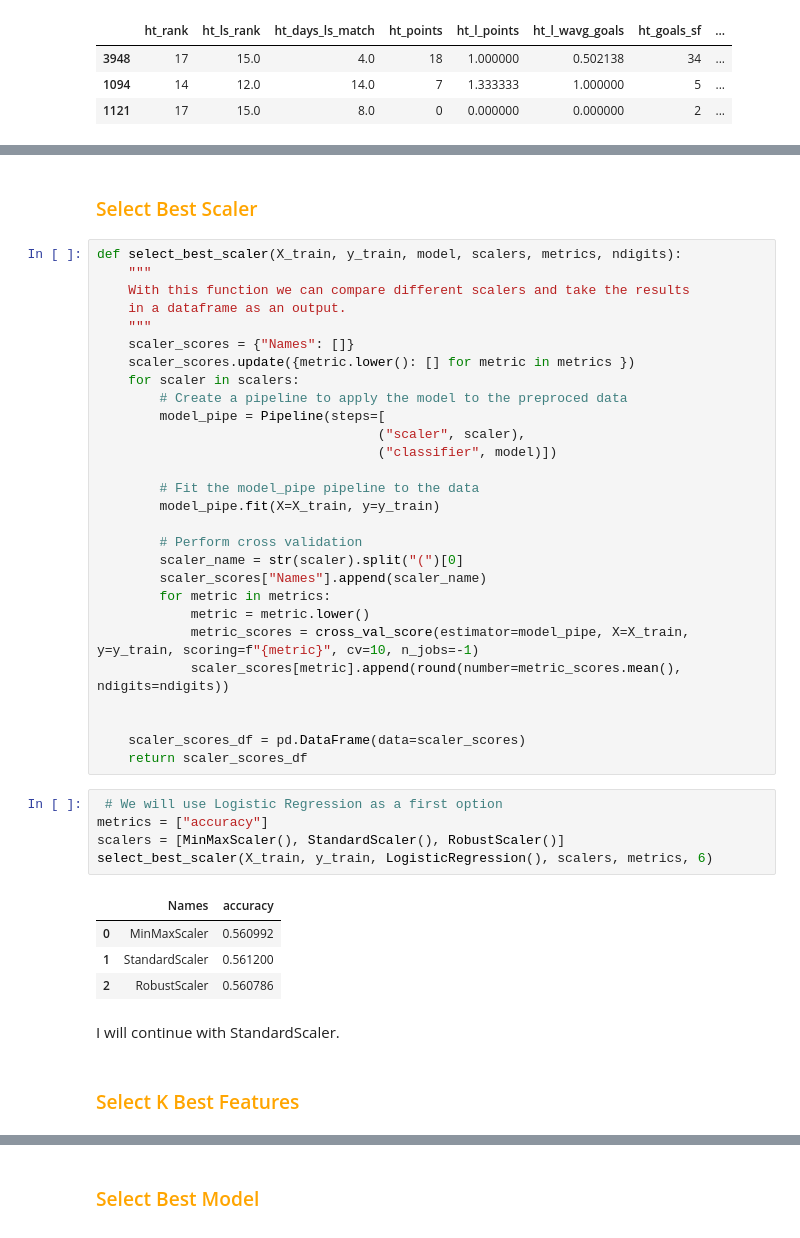
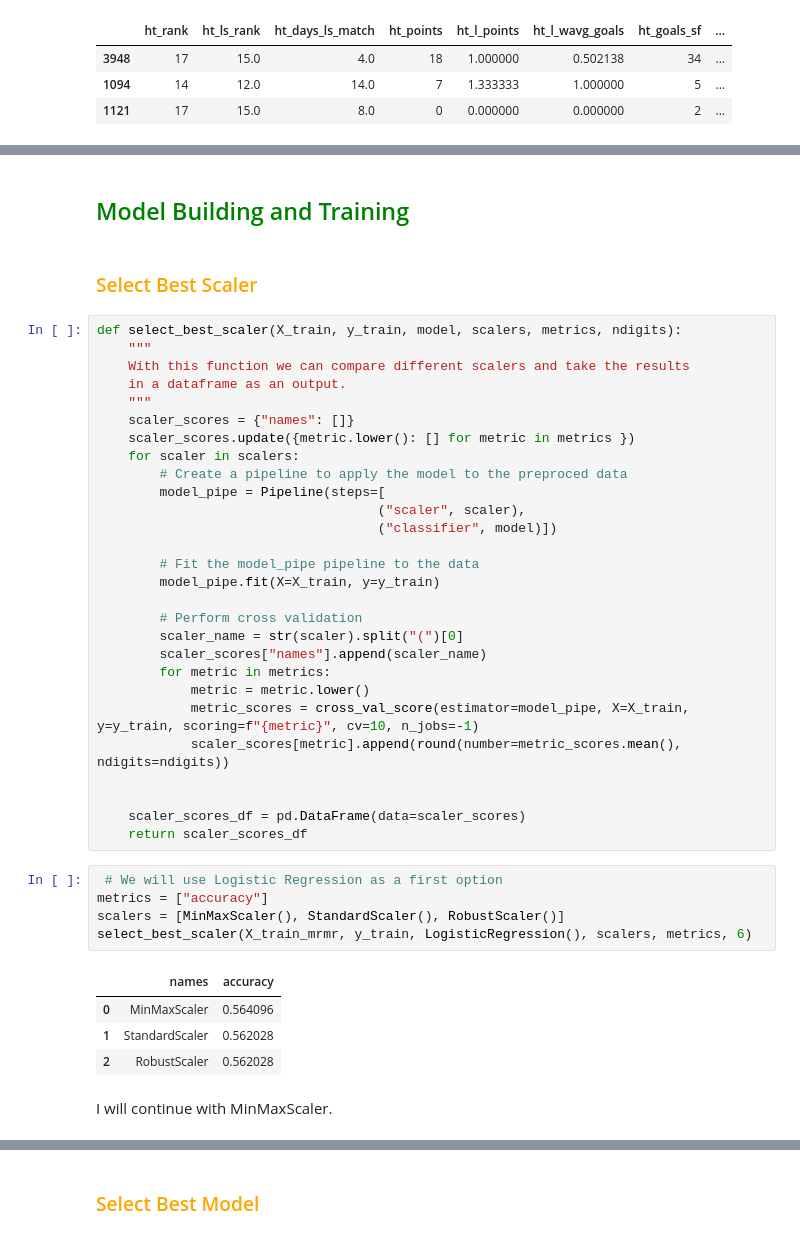
Before and after one commit to KostantinosKan/ML-Premium-Leage, a Jupyter notebook: machine_learning/ml.ipynb, the cells around one changed output, grey strips where cells are left out. Cells and saved outputs as stored; diff of their text form.

```diff
--- a/machine_learning/ml.ipynb
+++ b/machine_learning/ml.ipynb
@@ -113,3 +118,5 @@ X_train.head(3)
+# %% [markdown]
+<h2><font color = "green">Model Building and Training</font></h2>
 # %% [markdown]
 <h3><font color = "orange">Select Best Scaler</font></h3>
 # %%
@@ -118,7 +125,7 @@ def select_best_scaler(X_train, y_train, model, scalers, metrics, ndigits):
     With this function we can compare different scalers and take the results
     in a dataframe as an output.
     """
-    scaler_scores = {"Names": []}
+    scaler_scores = {"names": []}
     scaler_scores.update({metric.lower(): [] for metric in metrics })
     for scaler in scalers:
         # Create a pipeline to apply the model to the preproced data
@@ -131,7 +138,7 @@ def select_best_scaler(X_train, y_train, model, scalers, metrics, ndigits):
 
         # Perform cross validation
         scaler_name = str(scaler).split("(")[0]
-        scaler_scores["Names"].append(scaler_name)
+        scaler_scores["names"].append(scaler_name)
         for metric in metrics:
             metric = metric.lower()
             metric_scores = cross_val_score(estimator=model_pipe, X=X_train, y=y_train, scoring=f"{metric}", cv=10, n_jobs=-1)
@@ -143,14 +150,12 @@ def select_best_scaler(X_train, y_train, model, scalers, metrics, ndigits):
 # %%
  # We will use Logistic Regression as a first option
 metrics = ["accuracy"]
 scalers = [MinMaxScaler(), StandardScaler(), RobustScaler()]
-select_best_scaler(X_train, y_train, LogisticRegression(), scalers, metrics, 6)
+select_best_scaler(X_train_mrmr, y_train, LogisticRegression(), scalers, metrics, 6)
 # %% [output]
-|  | Names | accuracy |
-| 0 | MinMaxScaler | 0.560992 |
-| 1 | StandardScaler | 0.561200 |
-| 2 | RobustScaler | 0.560786 |
+|  | names | accuracy |
+| 0 | MinMaxScaler | 0.564096 |
+| 1 | StandardScaler | 0.562028 |
+| 2 | RobustScaler | 0.562028 |
 # %% [markdown]
-I will continue with StandardScaler.
+I will continue with MinMaxScaler.
-# %% [markdown]
-<h3><font color = "orange">Select K Best Features</font></h3>
```
Also changed, not shown: parts of 30 cells of this notebook.
